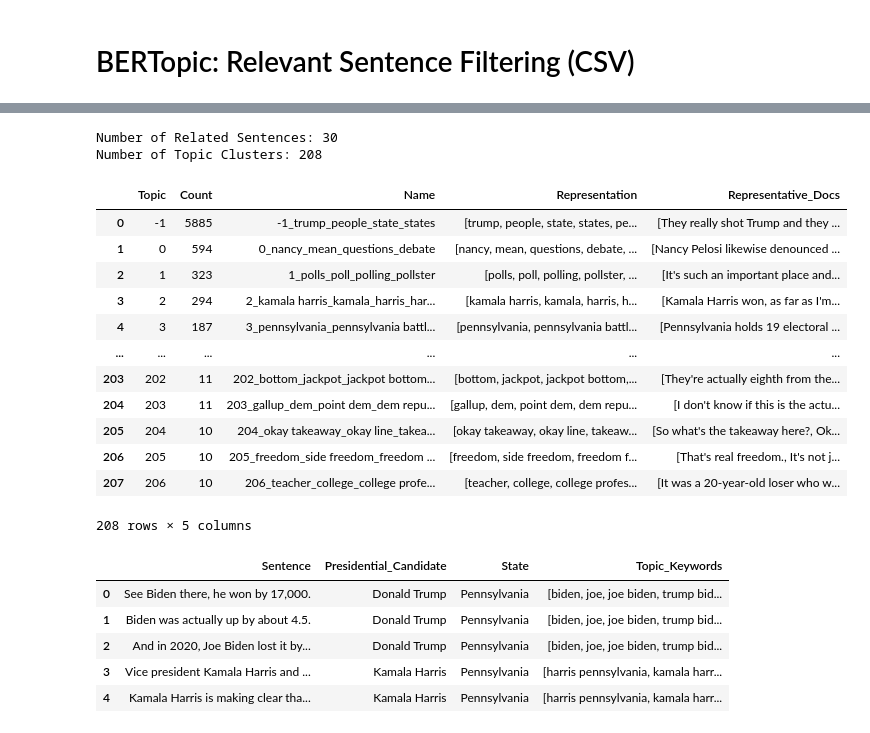
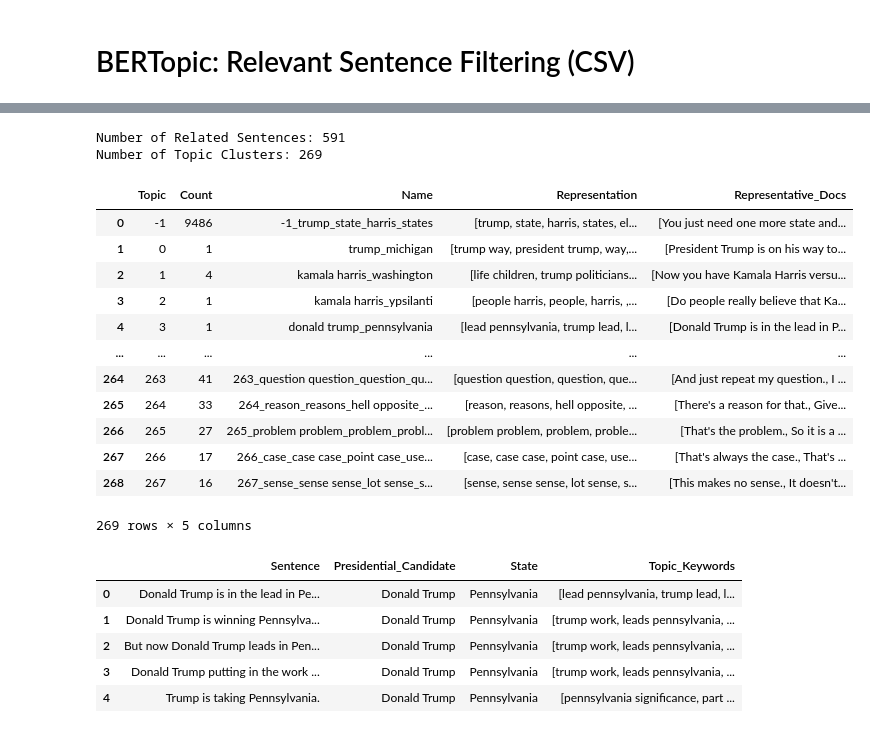
Before and after one commit to u-Kuro/Thesis-2024-U.S.-Presidential-Election-Sentiment-Analysis, a Jupyter notebook: Data Preprocessing.ipynb, the cells around one changed output, grey strips where cells are left out. Saved outputs shown, nothing was run; the diff lists cells and outputs as text; code cells hidden in the pictures.

Commit message:
fixed missing representative documents and add zero shot classification for bert with possible candidate-state/city combinations

```diff
--- a/Data Preprocessing.ipynb
+++ b/Data Preprocessing.ipynb
@@ -80,6 +81,11 @@ generic_abstract_nouns = {
 
 # Additional Preprocessing of Configurations
 presidential_candidates = {presidential_candidate: list(set(names)) for presidential_candidate, names in presidential_candidates.items()}
+presidential_candidates_and_states_combinations = [
+    f"{pattern}_{loc}".lower() for name, parts in presidential_candidates.items()
+    for loc in [state for state in state_cities] + [city for cities in state_cities.values() for city in cities]
+    for pattern in [name, '_'.join(parts), parts[0], parts[1]]
+]
 # %% [markdown]
 # Sentence Extraction (Transcripts to CSV)
 # %%
@@ -178,23 +184,26 @@ def filter_related_sentences() -> tuple[DataFrame, BERTopic]:
         embedding_model="all-MiniLM-L6-v2",
         n_gram_range=(1, max_consecutive_words_for_topic),
         vectorizer_model=vectorizer_model,
+        zeroshot_topic_list=presidential_candidates_and_states_combinations,
         verbose=True
     )
-    topic_model.fit_transform(sentences)
+    topics, probs = topic_model.fit_transform(sentences)
 
     # Get BERTopic Results
     topic_info = topic_model.get_topic_info()
+    topics_and_documents = pd.DataFrame({"Topic": topics, "Representative_Docs": sentences})
 
     # Initialize Lists for our filtered results
     list_of_related_sentences = []
 
     # Analyze each topic row in topic_info
     for _, row in topic_info.iterrows():
-        if row["Topic"] == -1: continue # Skip Outlier
+        topic = row["Topic"]
+        if topic == -1: continue # Skip Outlier
 
         # Get List of Topics and its Related Sentences
         topic_keywords = row["Representation"]
-        related_sentences = row["Representative_Docs"]
+        related_sentences = topics_and_documents[topics_and_documents["Topic"] == topic]["Representative_Docs"].tolist()
 
         # Check Candidate Mentions in Topics
         presidential_candidate_mentions = set() # Avoid Duplicates
@@ -261,27 +274,27 @@ bertopic_model.get_topic_info()
-Number of Related Sentences: 30
-Number of Topic Clusters: 208
+Number of Related Sentences: 591
+Number of Topic Clusters: 269
 |  | Topic | Count | Name | Representation | Representative_Docs |
-| 0 | -1 | 5885 | -1_trump_people_state_states | [trump, people, state, states, pe... | [They really shot Trump and they ... |
-| 1 | 0 | 594 | 0_nancy_mean_questions_debate | [nancy, mean, questions, debate, ... | [Nancy Pelosi likewise denounced ... |
-| 2 | 1 | 323 | 1_polls_poll_polling_pollster | [polls, poll, polling, pollster, ... | [It's such an important place and... |
-| 3 | 2 | 294 | 2_kamala harris_kamala_harris_har... | [kamala harris, kamala, harris, h... | [Kamala Harris won, as far as I'm... |
-| 4 | 3 | 187 | 3_pennsylvania_pennsylvania battl... | [pennsylvania, pennsylvania battl... | [Pennsylvania holds 19 electoral ... |
+| 0 | -1 | 9486 | -1_trump_state_harris_states | [trump, state, harris, states, el... | [You just need one more state and... |
+| 1 | 0 | 1 | trump_michigan | [trump way, president trump, way,... | [President Trump is on his way to... |
+| 2 | 1 | 4 | kamala harris_washington | [life children, trump politicians... | [Now you have Kamala Harris versu... |
+| 3 | 2 | 1 | kamala harris_ypsilanti | [people harris, people, harris, ,... | [Do people really believe that Ka... |
+| 4 | 3 | 1 | donald trump_pennsylvania | [lead pennsylvania, trump lead, l... | [Donald Trump is in the lead in P... |
 | ... | ... | ... | ... | ... | ... |
-| 203 | 202 | 11 | 202_bottom_jackpot_jackpot bottom... | [bottom, jackpot, jackpot bottom,... | [They're actually eighth from the... |
-| 204 | 203 | 11 | 203_gallup_dem_point dem_dem repu... | [gallup, dem, point dem, dem repu... | [I don't know if this is the actu... |
-| 205 | 204 | 10 | 204_okay takeaway_okay line_takea... | [okay takeaway, okay line, takeaw... | [So what's the takeaway here?, Ok... |
-| 206 | 205 | 10 | 205_freedom_side freedom_freedom ... | [freedom, side freedom, freedom f... | [That's real freedom., It's not j... |
-| 207 | 206 | 10 | 206_teacher_college_college profe... | [teacher, college, college profes... | [It was a 20-year-old loser who w... |
+| 264 | 263 | 41 | 263_question question_question_qu... | [question question, question, que... | [And just repeat my question., I ... |
+| 265 | 264 | 33 | 264_reason_reasons_hell opposite_... | [reason, reasons, hell opposite, ... | [There's a reason for that., Give... |
+| 266 | 265 | 27 | 265_problem problem_problem_probl... | [problem problem, problem, proble... | [That's the problem., So it is a ... |
+| 267 | 266 | 17 | 266_case_case case_point case_use... | [case, case case, point case, use... | [That's always the case., That's ... |
+| 268 | 267 | 16 | 267_sense_sense sense_lot sense_s... | [sense, sense sense, lot sense, s... | [This makes no sense., It doesn't... |
-208 rows × 5 columns
+269 rows × 5 columns
 # %%
 list_of_related_sentences.head()
 # %% [output]
 |  | Sentence | Presidential_Candidate | State | Topic_Keywords |
-| 0 | See Biden there, he won by 17,000. | Donald Trump | Pennsylvania | [biden, joe, joe biden, trump bid... |
-| 1 | Biden was actually up by about 4.5. | Donald Trump | Pennsylvania | [biden, joe, joe biden, trump bid... |
-| 2 | And in 2020, Joe Biden lost it by... | Donald Trump | Pennsylvania | [biden, joe, joe biden, trump bid... |
-| 3 | Vice president Kamala Harris and ... | Kamala Harris | Pennsylvania | [harris pennsylvania, kamala harr... |
-| 4 | Kamala Harris is making clear tha... | Kamala Harris | Pennsylvania | [harris pennsylvania, kamala harr... |
+| 0 | Donald Trump is in the lead in Pe... | Donald Trump | Pennsylvania | [lead pennsylvania, trump lead, l... |
+| 1 | Donald Trump is winning Pennsylva... | Donald Trump | Pennsylvania | [trump work, leads pennsylvania, ... |
+| 2 | But now Donald Trump leads in Pen... | Donald Trump | Pennsylvania | [trump work, leads pennsylvania, ... |
+| 3 | Donald Trump putting in the work ... | Donald Trump | Pennsylvania | [trump work, leads pennsylvania, ... |
+| 4 | Trump is taking Pennsylvania. | Donald Trump | Pennsylvania | [pennsylvania significance, part ... |
 # %%
 """
 Sa tingin ko need natin 5k sentences minimum for Related di lang for gathered.
```
Also changed, not shown: parts of 4 cells of this notebook, 1 other file.
